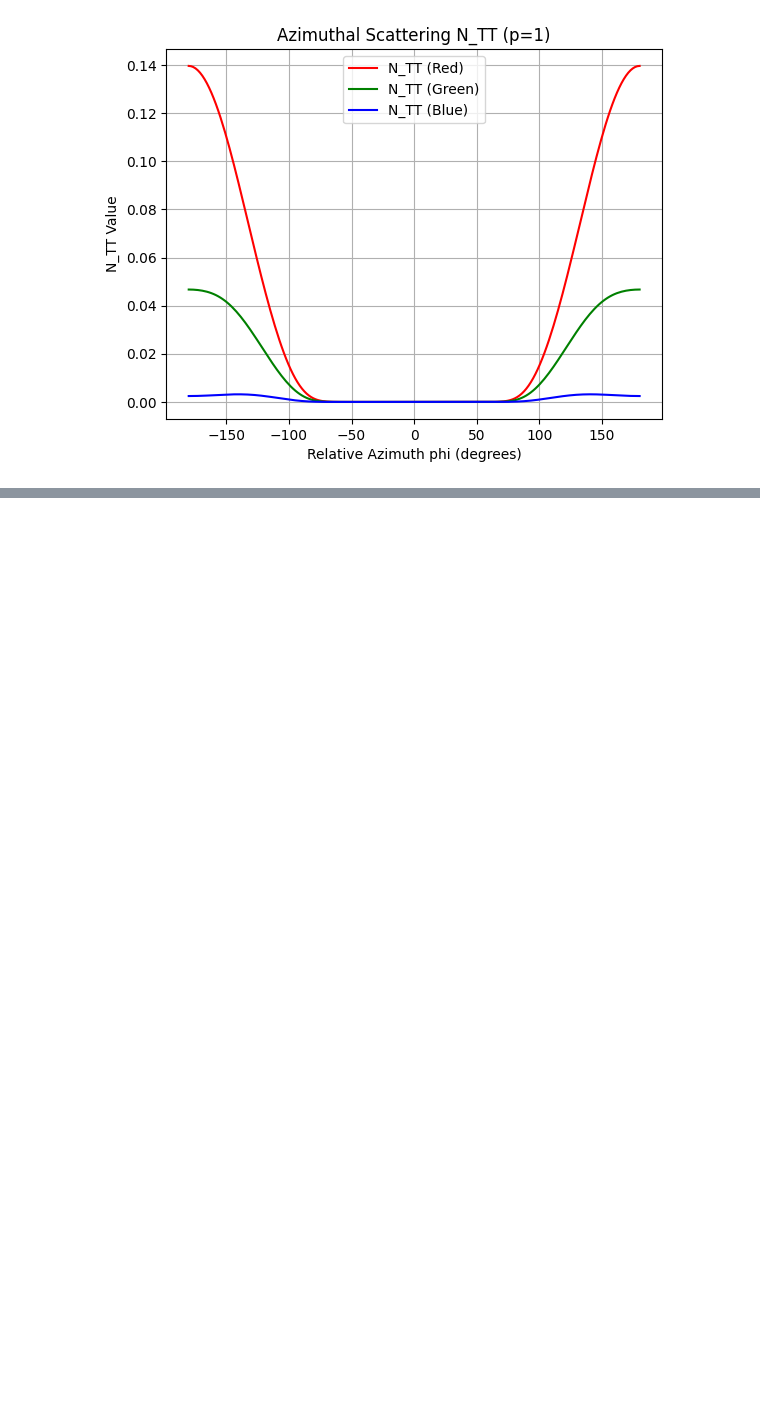
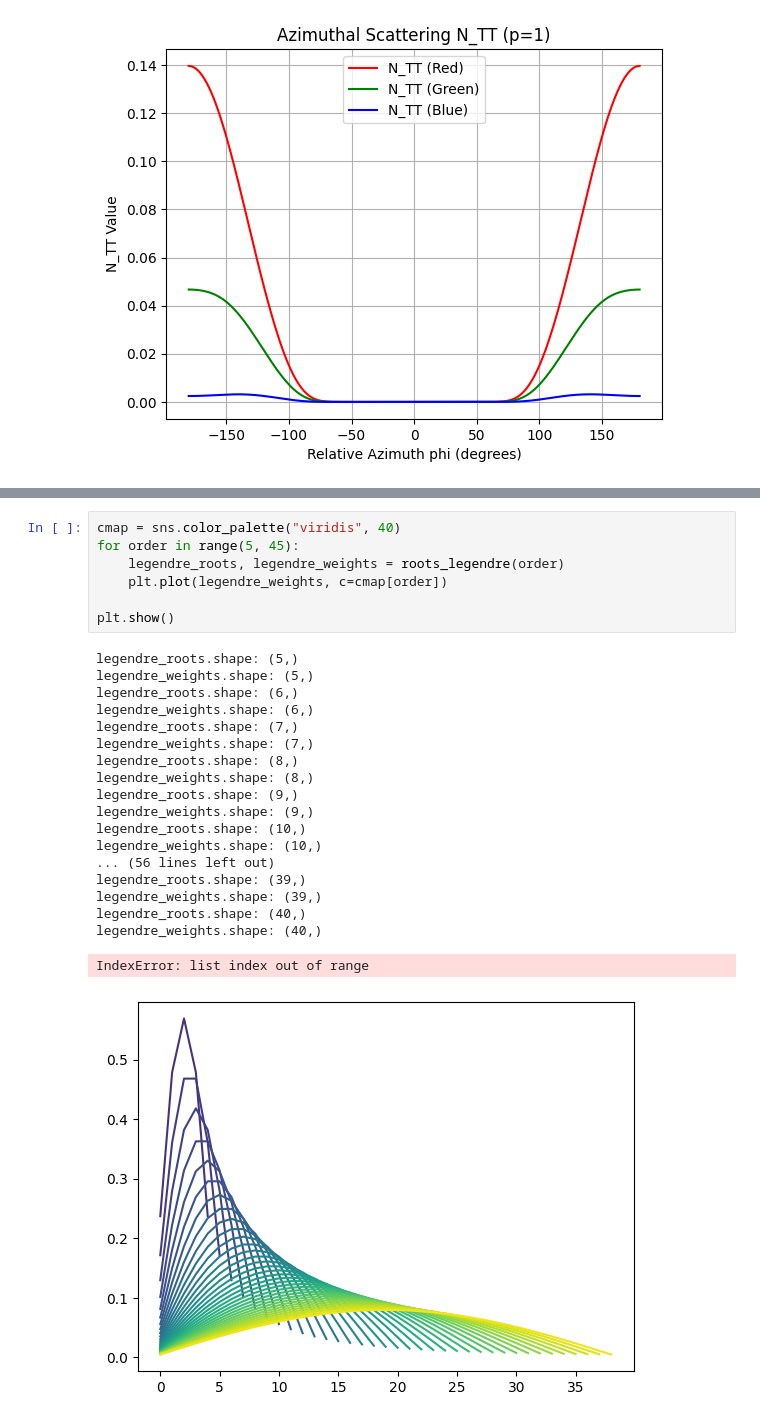
Before and after one commit to RostigerDagmer/bevy_strand_rasterizer, a Jupyter notebook: model_building.ipynb, the cells around one changed output, grey strips where cells are left out. Drawn from its saved outputs; the diff is of its cells as text; blank space fills up the shorter version.

```diff
--- a/model_building.ipynb
+++ b/model_building.ipynb
@@ -312,0 +364,27 @@ Calculated Reflectance (RGB): [0.39141934 0.18470296 0.06871117]
+# %%
+cmap = sns.color_palette("viridis", 40)
+for order in range(5, 45):
+    legendre_roots, legendre_weights = roots_legendre(order)
+    plt.plot(legendre_weights, c=cmap[order])
+
+plt.show()
+# %% [output]
+legendre_roots.shape: (5,)
+legendre_weights.shape: (5,)
+legendre_roots.shape: (6,)
+legendre_weights.shape: (6,)
+legendre_roots.shape: (7,)
+legendre_weights.shape: (7,)
+legendre_roots.shape: (8,)
+legendre_weights.shape: (8,)
+legendre_roots.shape: (9,)
+legendre_weights.shape: (9,)
+legendre_roots.shape: (10,)
+legendre_weights.shape: (10,)
+... (56 lines left out)
+legendre_roots.shape: (39,)
+legendre_weights.shape: (39,)
+legendre_roots.shape: (40,)
+legendre_weights.shape: (40,)
+IndexError: list index out of range
+[figure, added]
```
Also changed, not shown: parts of 11 cells of this notebook, 6 other files.
